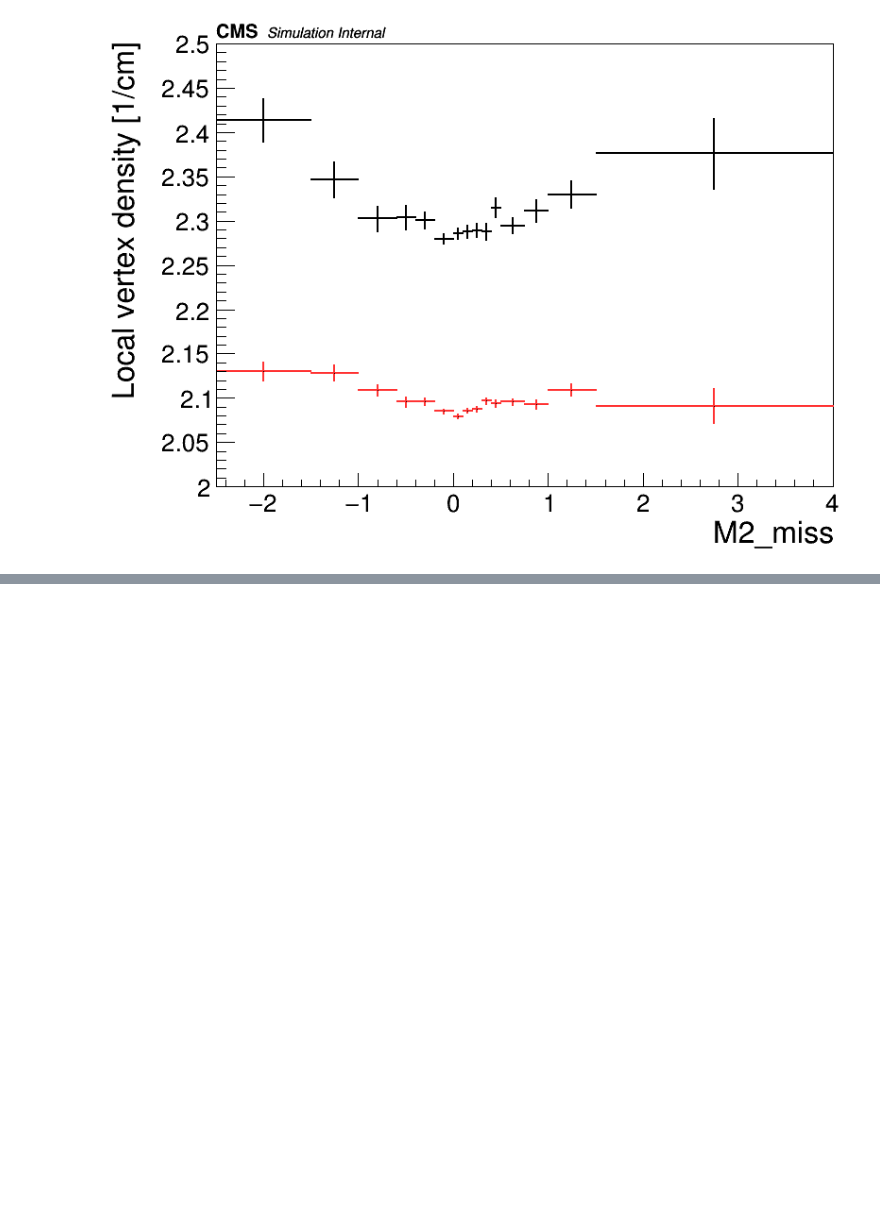
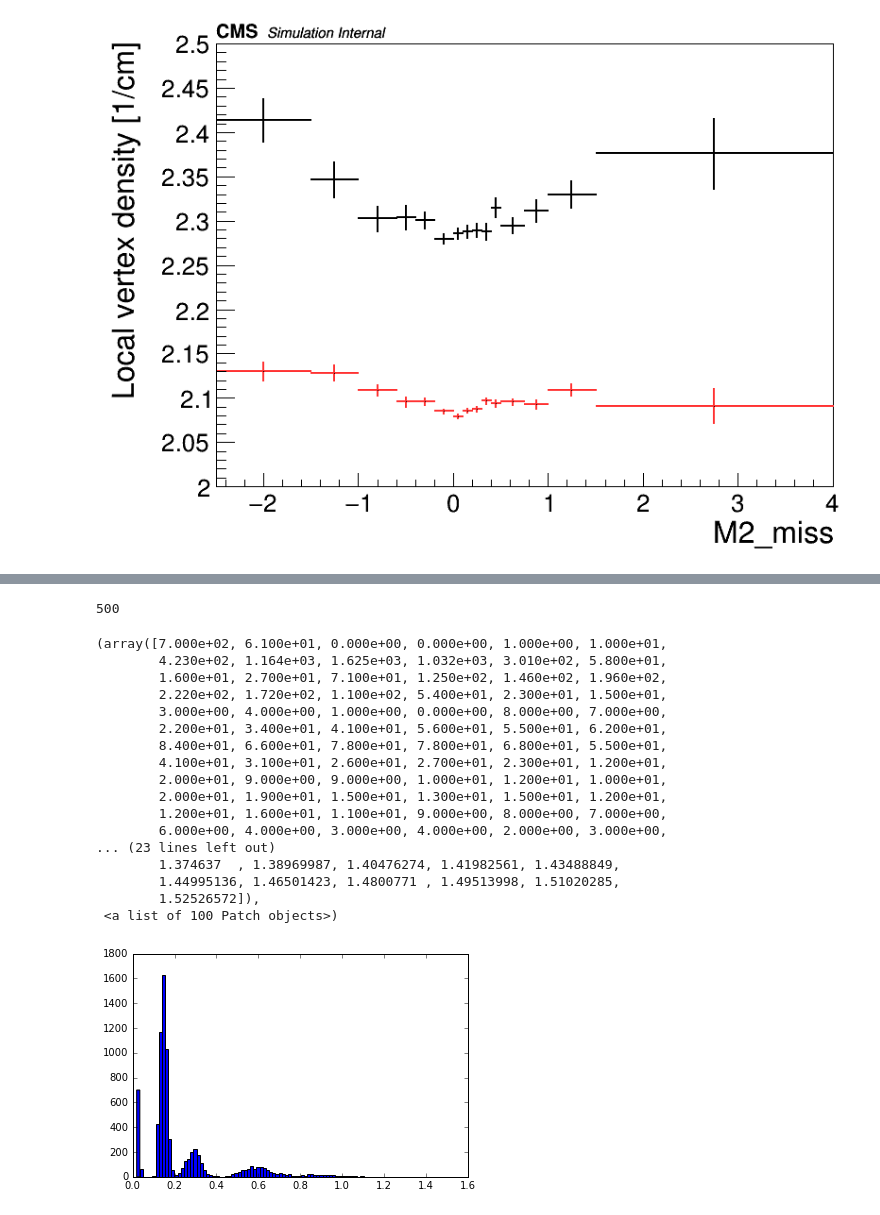
Before and after one commit to ocerri/BPH_RD_Analysis, a Jupyter notebook: plot_scripts/plotsWithWeights_v0.ipynb, the cells around one changed output, grey strips where cells are left out. Saved outputs shown, nothing was run; the diff lists cells and outputs as text; code cells hidden in the pictures; blank space fills up the shorter version.

```diff
--- a/plot_scripts/plotsWithWeights_v0.ipynb
+++ b/plot_scripts/plotsWithWeights_v0.ipynb
@@ -239,0 +261,25 @@ Warning in <TCanvas::Constructor>: Deleting canvas with same name: c
+# %%
+np.sum(np.isnan(ds['w']))
+# %% [output]
+500
+# %%
+plt.hist( weights['central'], bins=100)
+# %% [output]
+(array([7.000e+02, 6.100e+01, 0.000e+00, 0.000e+00, 1.000e+00, 1.000e+01,
+        4.230e+02, 1.164e+03, 1.625e+03, 1.032e+03, 3.010e+02, 5.800e+01,
+        1.600e+01, 2.700e+01, 7.100e+01, 1.250e+02, 1.460e+02, 1.960e+02,
+        2.220e+02, 1.720e+02, 1.100e+02, 5.400e+01, 2.300e+01, 1.500e+01,
+        3.000e+00, 4.000e+00, 1.000e+00, 0.000e+00, 8.000e+00, 7.000e+00,
+        2.200e+01, 3.400e+01, 4.100e+01, 5.600e+01, 5.500e+01, 6.200e+01,
+        8.400e+01, 6.600e+01, 7.800e+01, 7.800e+01, 6.800e+01, 5.500e+01,
+        4.100e+01, 3.100e+01, 2.600e+01, 2.700e+01, 2.300e+01, 1.200e+01,
+        2.000e+01, 9.000e+00, 9.000e+00, 1.000e+01, 1.200e+01, 1.000e+01,
+        2.000e+01, 1.900e+01, 1.500e+01, 1.300e+01, 1.500e+01, 1.200e+01,
+        1.200e+01, 1.600e+01, 1.100e+01, 9.000e+00, 8.000e+00, 7.000e+00,
+        6.000e+00, 4.000e+00, 3.000e+00, 4.000e+00, 2.000e+00, 3.000e+00,
+... (23 lines left out)
+        1.374637  , 1.38969987, 1.40476274, 1.41982561, 1.43488849,
+        1.44995136, 1.46501423, 1.4800771 , 1.49513998, 1.51020285,
+        1.52526572]),
+ <a list of 100 Patch objects>)
+[figure, added]
```
Also changed, not shown: parts of 2 cells of this notebook, 2 other files.
